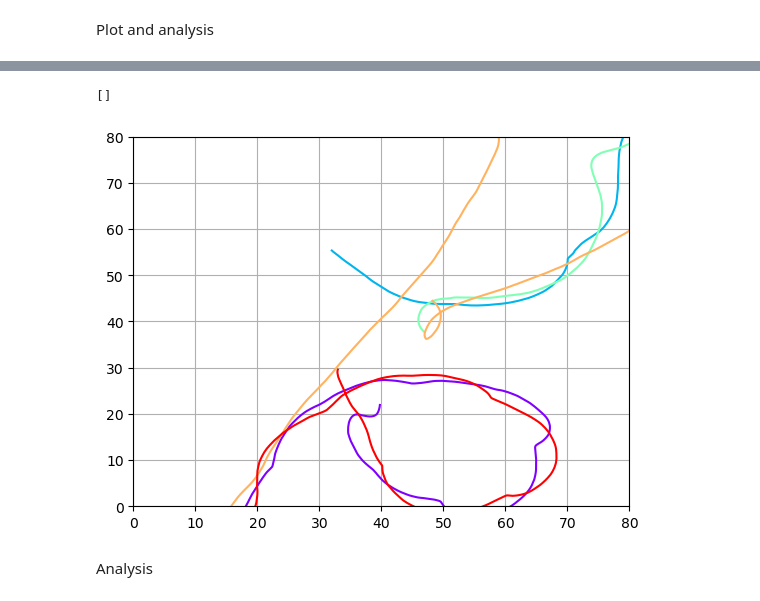
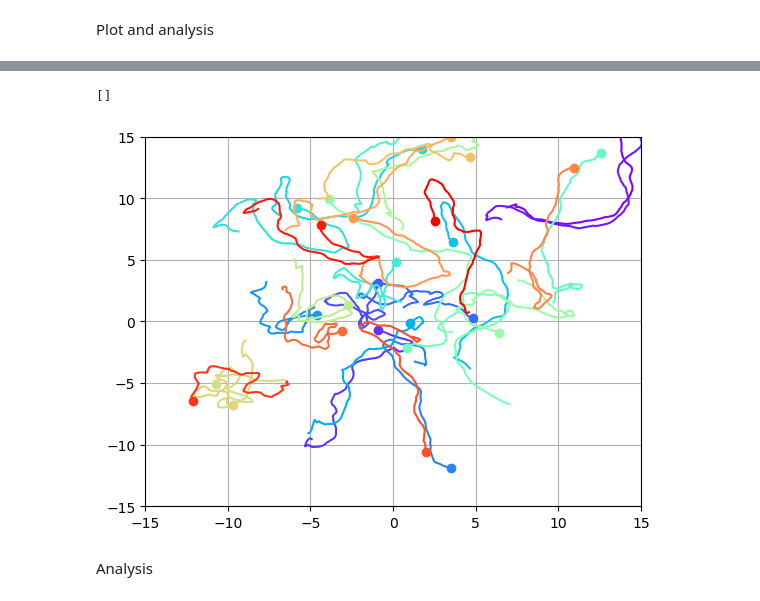
Before and after one commit to Bobomoto/PHYS250-Final-Project, a Jupyter notebook: Finalproject.ipynb, the cells around one changed output, grey strips where cells are left out. Saved outputs shown, nothing was run; the diff lists cells and outputs as text; code cells hidden in the pictures.

```diff
--- a/Finalproject.ipynb
+++ b/Finalproject.ipynb
@@ -38,7 +38,7 @@ poolsize = 50 #relative to body length, maybe 1000
 maxvelocity = 10 #bodylength per seconds
 
 #init coordinations
-motcoords = [(rng.uniform(0,poolsize),rng.uniform(0,poolsize)) for i in np.arange(N)]
+motcoords = [(rng.uniform(-poolsize/2,poolsize/2),rng.uniform(-poolsize/2,poolsize/2)) for i in np.arange(N)]
 
 #init orientations
 radmotangles = [rng.uniform(0,2*np.pi) for i in np.arange(N)]
@@ -193,15 +235,15 @@ print(updatefish(fishpos,radfish,spd,motvel))
 # %% [markdown]
 Plot and analysis
 # %%
-def initialize(numfish, mincoord, maxcoord, maxvelocity = 10):
+def initialize(numfish, maxcoord, maxvelocity = 10):
     N = numfish #number of fish
     maxvelocity = maxvelocity #bodylength per seconds
 
     #init coordinations
-    motcoords = [(rng.uniform(mincoord,maxcoord),rng.uniform(mincoord,maxcoord)) for i in np.arange(N)]
+    motcoords = [np.array([rng.uniform(-maxcoord,maxcoord),rng.uniform(-maxcoord,maxcoord)]) for i in np.arange(N)]
 
     #init orientations
-    radmotangles = [rng.uniform(0,2*np.pi) for i in np.arange(N)]
+    radmotangles = [np.array(rng.uniform(0,2*np.pi)) for i in np.arange(N)]
     degmotangles = np.rad2deg(radmotangles)
 
     #initialize velocity magnitude array
@@ -211,7 +253,7 @@ def initialize(numfish, mincoord, maxcoord, maxvelocity = 10):
     motvelmag = rng.normal(1,0.5,numfish)
 
     #create a velocity (direction & magnitude) array
-    motvel = [(motvelmag[i]*np.cos(radmotangles[i]),motvelmag[i]*np.sin(radmotangles[i])) for i in np.arange(N)]
+    motvel = [np.array((motvelmag[i]*np.cos(radmotangles[i]),motvelmag[i]*np.sin(radmotangles[i]))) for i in np.arange(N)]
     return motcoords, radmotangles, motvelmag, motvel
 # %%
 #plotting function
@@ -236,19 +278,21 @@ def plot(coords, radorientations, arenasize, title = '', fishmarker = fmarker):
     ax.grid()
     plt.plot()
 # %%
-numiterations = 1000
-poolsize = 80
-numfish = 5
-time = 0
+numiterations = 2000
+poolsize = 1000 #80 is the length of each side
+numfish = 30
+inittime = 0
 
 positionarray = []
 
-pos, motorientations, motspeeds, motvelocity = initialize(numfish,20,60)
+pos, motorientations, motspeeds, motvelocity = initialize(numfish,-10,10)
 plot(pos,motorientations,poolsize, 't = 0')
 
 for i in np.arange(numiterations):
-    pos, motorientations, motspeeds, motvelocity, time = updatefish(pos, motorientations, motspeeds, motvelocity, time)
+    pos, motorientations, motspeeds, motvelocity, time = updatefish(pos, motorientations, motspeeds, motvelocity, inittime)
     positionarray.append(copy.deepcopy(pos))
 
-plot(pos,motorientations,poolsize, f't = {time}')
+plot(pos,motorientations,poolsize, f't = {inittime}')
+
+print(len(motvelocity))
 # %% [output]
@@ -257,23 +302,25 @@ plot(pos,motorientations,poolsize, f't = {time}')
 # %%
 fig, ax = plt.subplots()
+
+plotmaxcoord = 15
 
 colors = cm.rainbow(np.linspace(0, 1, numfish))
 
 for n in np.arange(numfish):
     coordinates = []
     for i in np.arange(numiterations):
         coordinates.append(positionarray[i][n])
     fishcoordsx, fishcoordsy = zip(*coordinates)
     ax.plot(fishcoordsx, fishcoordsy, color=colors[n])
     ax.plot(fishcoordsx[-1], fishcoordsy[-1], marker='o', color=colors[n])
 
-ax.set_xlim(0,poolsize)
-ax.set_ylim(0,poolsize)
+ax.set_xlim(-plotmaxcoord,plotmaxcoord)
+ax.set_ylim(-plotmaxcoord,plotmaxcoord)
 ax.grid()
 plt.plot()
 # %% [output]
 []
-[figure, old version]
+[figure, new version]
 # %%
 # fig, ax = plt.subplots()
 
```
Also changed, not shown: parts of 5 cells of this notebook.
